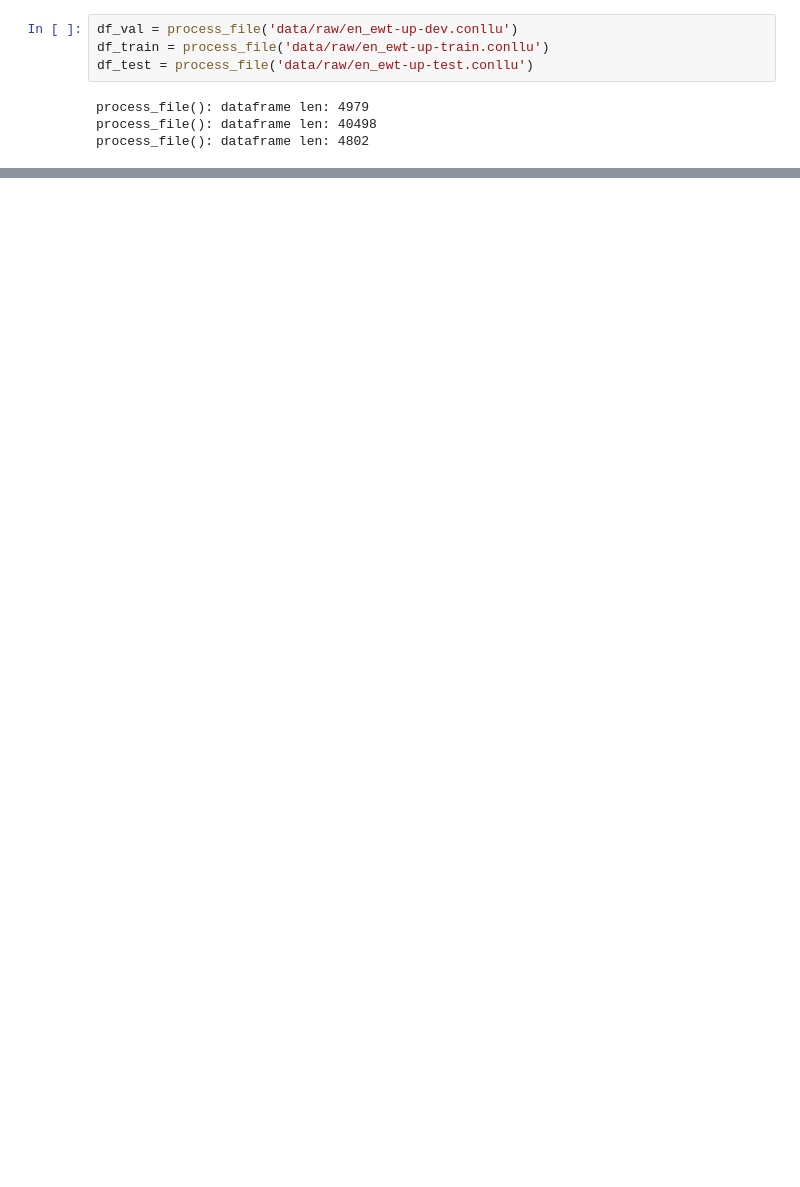
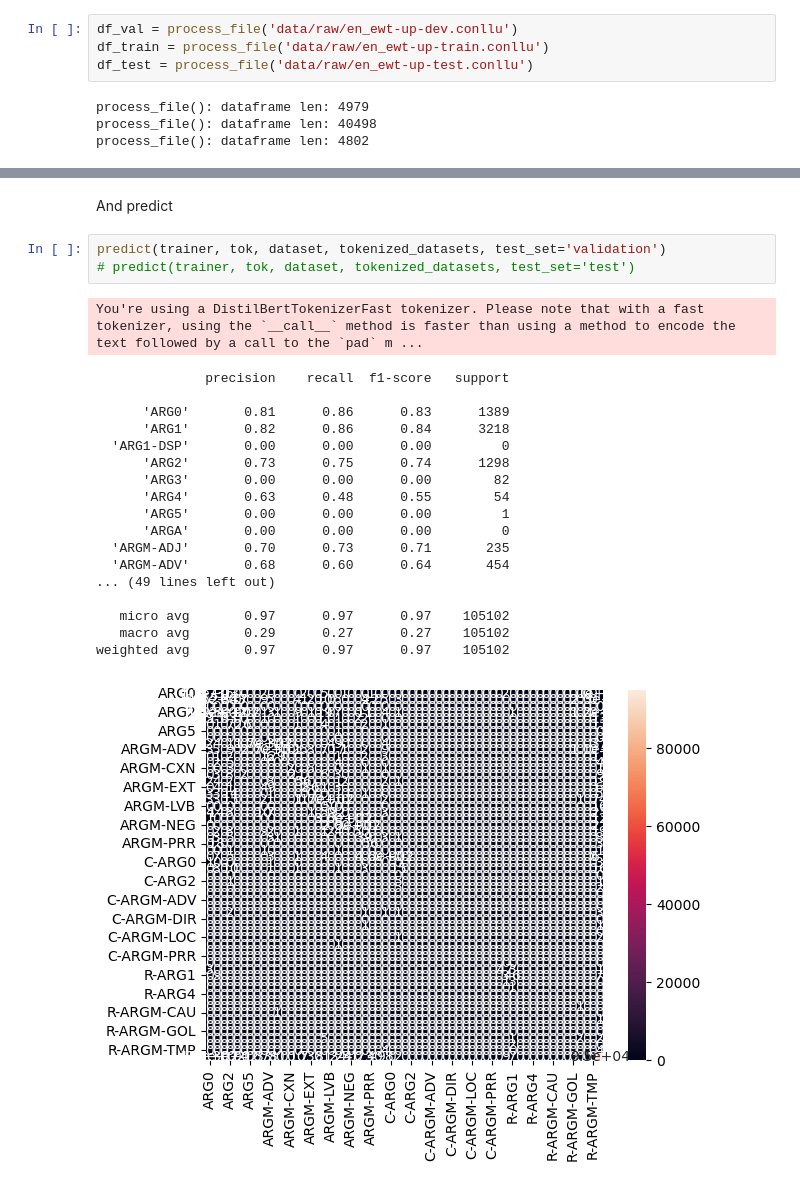
Before and after one commit to andpuc23/AdvancedNLP, a Jupyter notebook: Task_3/main.ipynb, the cells around one changed output, grey strips where cells are left out. Saved outputs shown, nothing was run; the diff lists cells and outputs as text; blank space fills up the shorter version.

```diff
--- a/Task_3/main.ipynb
+++ b/Task_3/main.ipynb
@@ -248,0 +132,25 @@ weighted avg       0.97      0.97      0.97    105102
+# %% [markdown]
+And predict
+# %%
+predict(trainer, tok, dataset, tokenized_datasets, test_set='validation')
+# predict(trainer, tok, dataset, tokenized_datasets, test_set='test')
+# %% [output]
+You're using a DistilBertTokenizerFast tokenizer. Please note that with a fast tokenizer, using the `__call__` method is faster than using a method to encode the text followed by a call to the `pad` m ...
+              precision    recall  f1-score   support
+
+      'ARG0'       0.81      0.86      0.83      1389
+      'ARG1'       0.82      0.86      0.84      3218
+  'ARG1-DSP'       0.00      0.00      0.00         0
+      'ARG2'       0.73      0.75      0.74      1298
+      'ARG3'       0.00      0.00      0.00        82
+      'ARG4'       0.63      0.48      0.55        54
+      'ARG5'       0.00      0.00      0.00         1
+      'ARGA'       0.00      0.00      0.00         0
+  'ARGM-ADJ'       0.70      0.73      0.71       235
+  'ARGM-ADV'       0.68      0.60      0.64       454
+... (49 lines left out)
+
+   micro avg       0.97      0.97      0.97    105102
+   macro avg       0.29      0.27      0.27    105102
+weighted avg       0.97      0.97      0.97    105102
+[figure, added]
```
Also changed, not shown: parts of 23 cells of this notebook, 4 other files.
